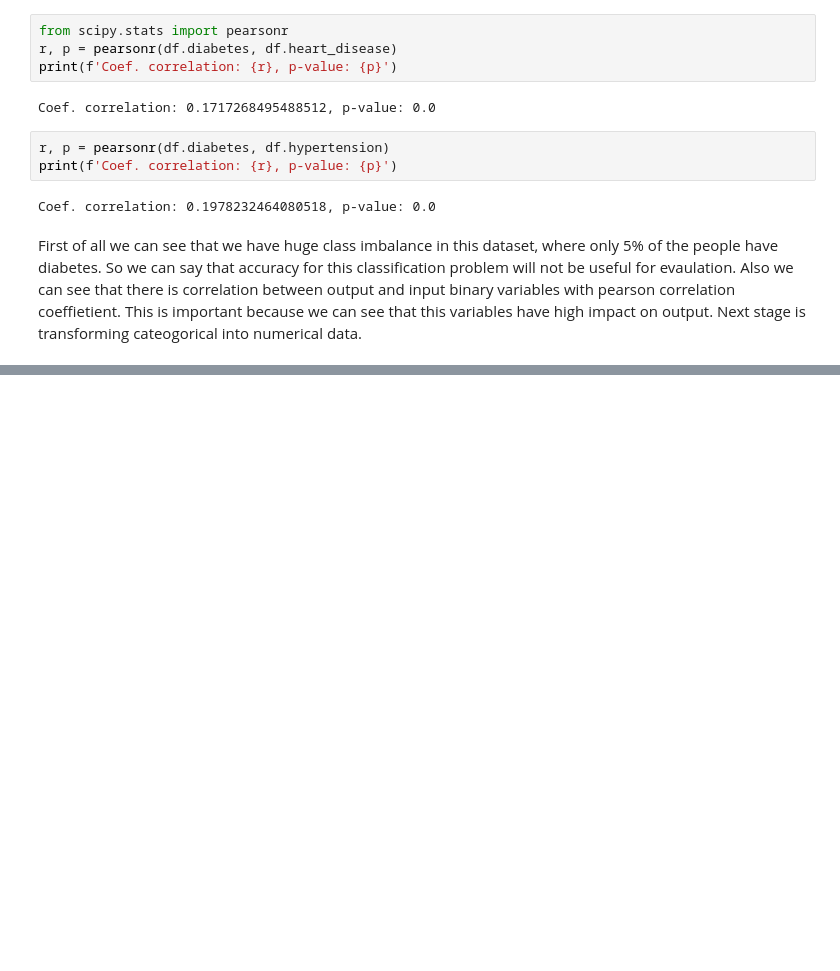
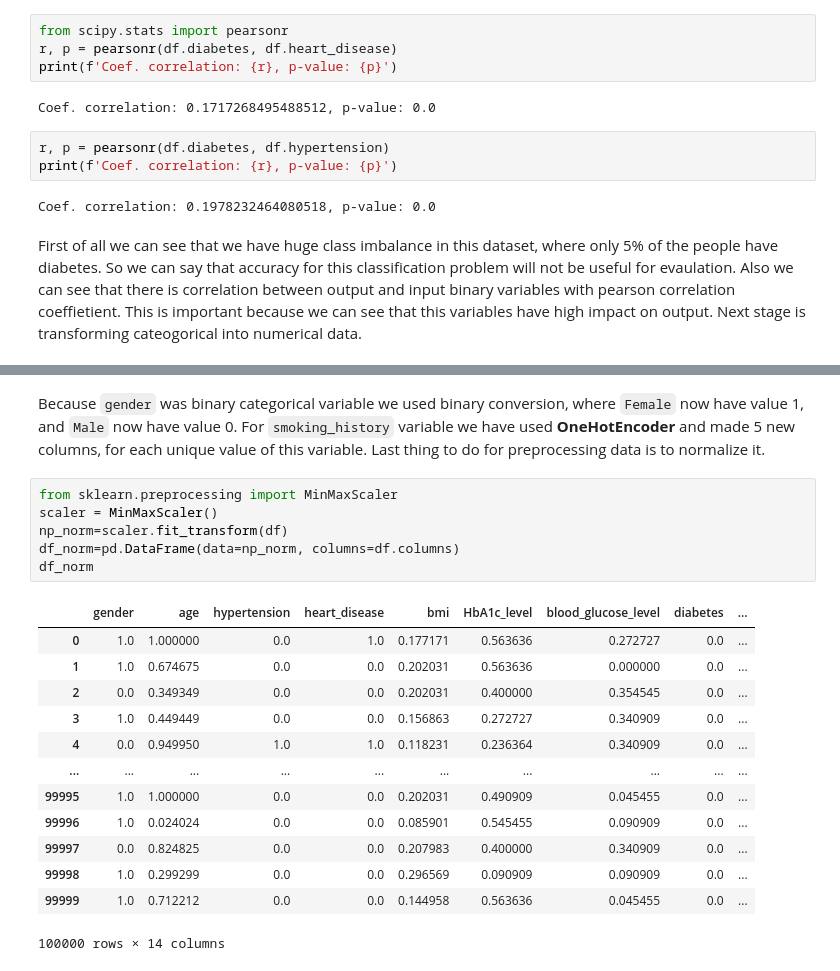
Before and after one commit to NemanjaGojkovic/Diabetes_Prediction, a Jupyter notebook: diabetes_prediction.ipynb, the cells around one changed output, grey strips where cells are left out. Saved outputs shown, nothing was run; the diff lists cells and outputs as text; blank space fills up the shorter version.

```diff
--- a/diabetes_prediction.ipynb
+++ b/diabetes_prediction.ipynb
@@ -183,0 +231,22 @@ Next stage is transforming cateogorical into numerical data.
+# %% [markdown]
+Because `gender` was binary categorical variable we used binary conversion, where `Female` now have value 1, and `Male` now have value 0. For `smoking_history` variable we have used **OneHotEncoder** and made 5 new columns, for each unique value of this variable. Last thing to do for preprocessing data is to normalize it.
+# %%
+from sklearn.preprocessing import MinMaxScaler
+scaler = MinMaxScaler()
+np_norm=scaler.fit_transform(df)
+df_norm=pd.DataFrame(data=np_norm, columns=df.columns)
+df_norm
+# %% [output]
+|  | gender | age | hypertension | heart_disease | bmi | HbA1c_level | blood_glucose_level | diabetes | ... |
+| 0 | 1.0 | 1.000000 | 0.0 | 1.0 | 0.177171 | 0.563636 | 0.272727 | 0.0 | ... |
+| 1 | 1.0 | 0.674675 | 0.0 | 0.0 | 0.202031 | 0.563636 | 0.000000 | 0.0 | ... |
+| 2 | 0.0 | 0.349349 | 0.0 | 0.0 | 0.202031 | 0.400000 | 0.354545 | 0.0 | ... |
+| 3 | 1.0 | 0.449449 | 0.0 | 0.0 | 0.156863 | 0.272727 | 0.340909 | 0.0 | ... |
+| 4 | 0.0 | 0.949950 | 1.0 | 1.0 | 0.118231 | 0.236364 | 0.340909 | 0.0 | ... |
+| ... | ... | ... | ... | ... | ... | ... | ... | ... | ... |
+| 99995 | 1.0 | 1.000000 | 0.0 | 0.0 | 0.202031 | 0.490909 | 0.045455 | 0.0 | ... |
+| 99996 | 1.0 | 0.024024 | 0.0 | 0.0 | 0.085901 | 0.545455 | 0.090909 | 0.0 | ... |
+| 99997 | 0.0 | 0.824825 | 0.0 | 0.0 | 0.207983 | 0.400000 | 0.340909 | 0.0 | ... |
+| 99998 | 1.0 | 0.299299 | 0.0 | 0.0 | 0.296569 | 0.090909 | 0.090909 | 0.0 | ... |
+| 99999 | 1.0 | 0.712212 | 0.0 | 0.0 | 0.144958 | 0.563636 | 0.045455 | 0.0 | ... |
+100000 rows × 14 columns
```
Also changed, not shown: parts of 14 cells of this notebook.
